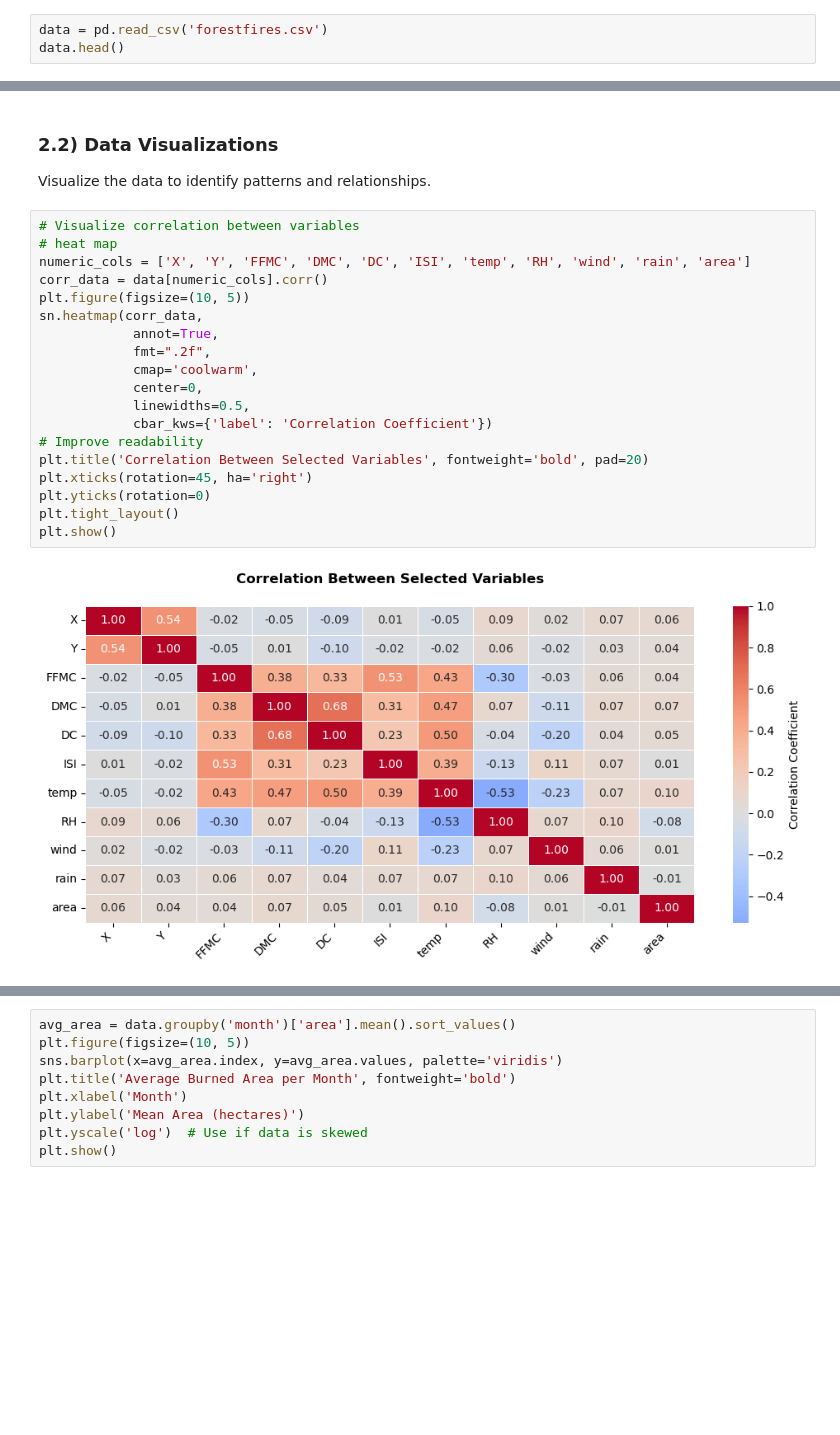
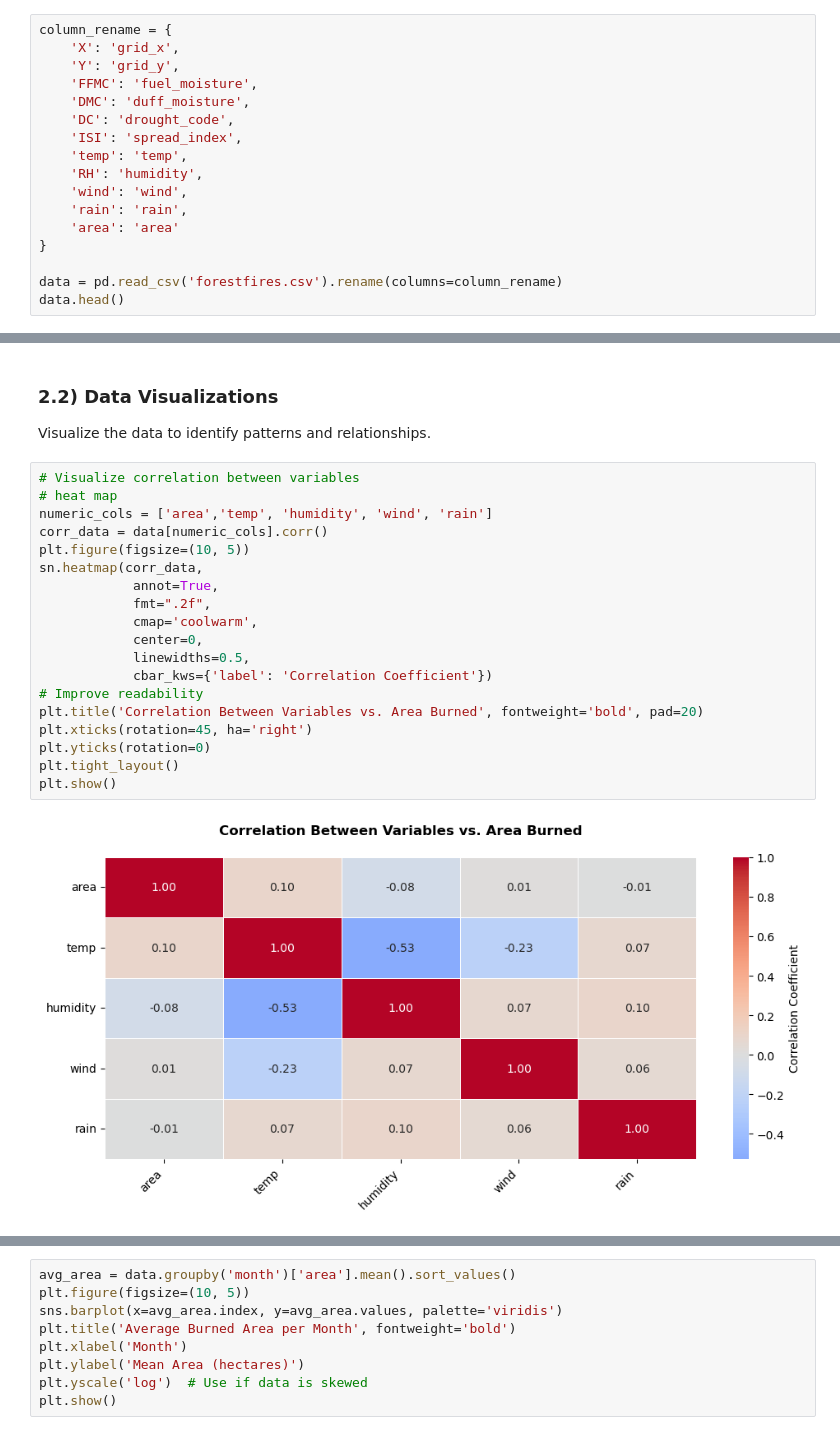
Before and after one commit to Avx11/ML_Project, a Jupyter notebook: ML_Project_Template.ipynb, the cells around one changed output, grey strips where cells are left out. Saved outputs shown, nothing was run; the diff lists cells and outputs as text; blank space fills up the shorter version.

Commit message:
The columns names and heatmap are changed

```diff
--- a/ML_Project_Template.ipynb
+++ b/ML_Project_Template.ipynb
@@ -91,6 +91,20 @@ from sklearn.datasets import make_moons
 ### 1.2) Load The Dataset
 Load the dataset and display the first few rows.
 # %%
-data = pd.read_csv('forestfires.csv')
+column_rename = {
+    'X': 'grid_x',
+    'Y': 'grid_y',
+    'FFMC': 'fuel_moisture',
+    'DMC': 'duff_moisture',
+    'DC': 'drought_code',
+    'ISI': 'spread_index',
+    'temp': 'temp',
+    'RH': 'humidity',
+    'wind': 'wind',
+    'rain': 'rain',
+    'area': 'area'
+}
+
+data = pd.read_csv('forestfires.csv').rename(columns=column_rename)
 data.head()
 # %% [output]
@@ -155,21 +137,21 @@ Visualize the data to identify patterns and relationships.
 # %%
 # Visualize correlation between variables
 # heat map
-numeric_cols = ['X', 'Y', 'FFMC', 'DMC', 'DC', 'ISI', 'temp', 'RH', 'wind', 'rain', 'area']
+numeric_cols = ['area','temp', 'humidity', 'wind', 'rain']
 corr_data = data[numeric_cols].corr()
 plt.figure(figsize=(10, 5))
 sn.heatmap(corr_data,
             annot=True,
             fmt=".2f",
             cmap='coolwarm',
             center=0,
             linewidths=0.5,
             cbar_kws={'label': 'Correlation Coefficient'})
 # Improve readability
-plt.title('Correlation Between Selected Variables', fontweight='bold', pad=20)
+plt.title('Correlation Between Variables vs. Area Burned', fontweight='bold', pad=20)
 plt.xticks(rotation=45, ha='right')
 plt.yticks(rotation=0)
 plt.tight_layout()
 plt.show()
 # %% [output]
-[figure, old version]
+[figure, new version]
```
Also changed, not shown: parts of 10 cells of this notebook.
